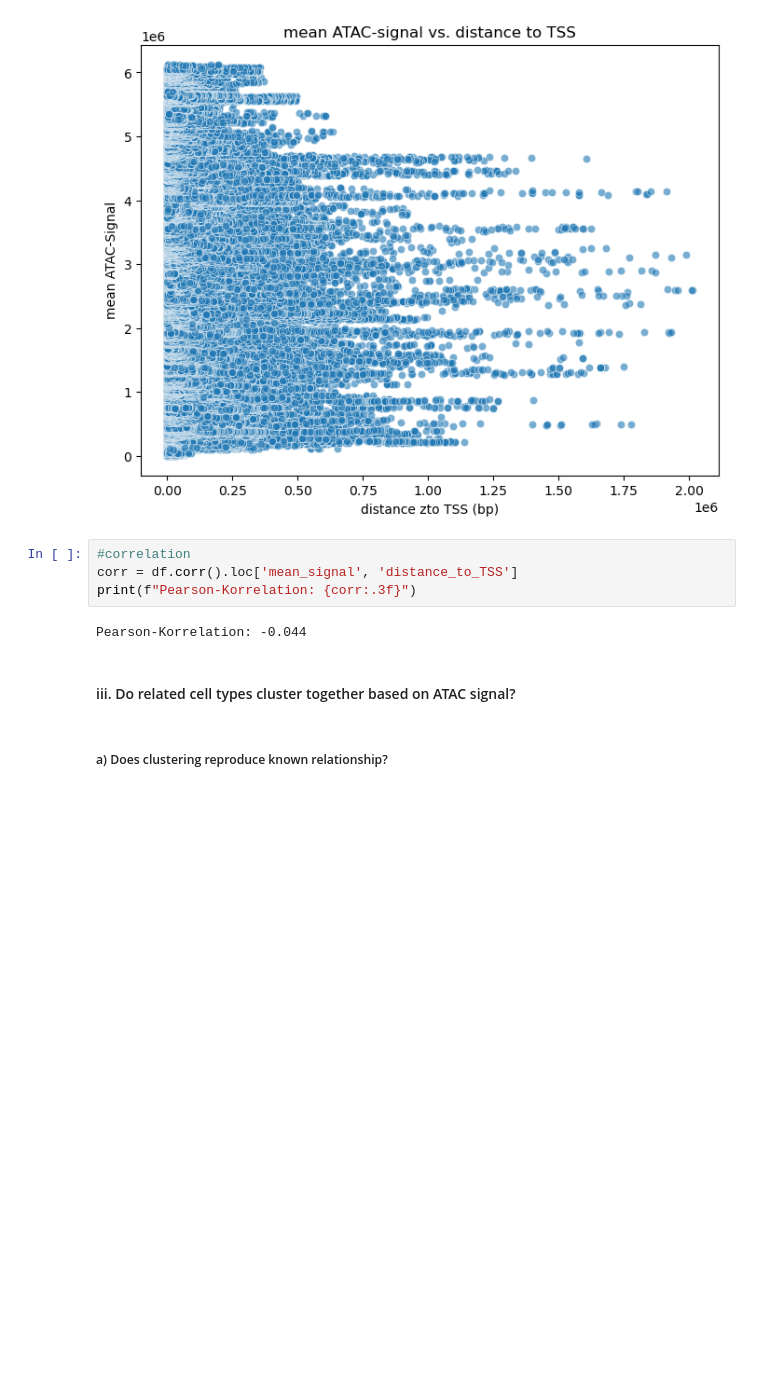
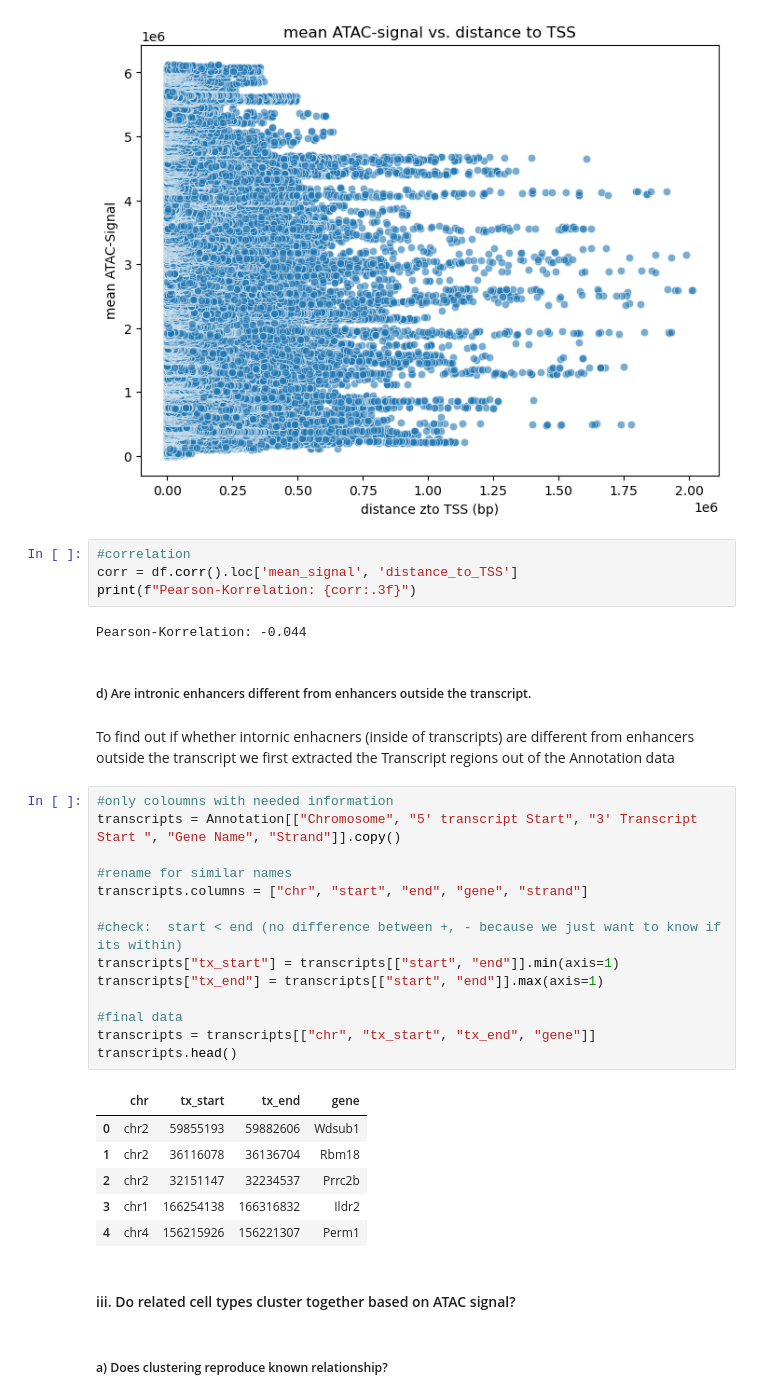
Before and after one commit to Topic2-Gene-Regulation-Immune-Cells/B-cells-Team1, a Jupyter notebook: ATAC_seq.ipynb, the cells around one changed output. Saved outputs shown, nothing was run; the diff lists cells and outputs as text; blank space fills up the shorter version.

Commit message:
started 1 ii d

```diff
--- a/ATAC_seq.ipynb
+++ b/ATAC_seq.ipynb
@@ -997,6 +997,31 @@ corr = df.corr().loc['mean_signal', 'distance_to_TSS']
 print(f"Pearson-Korrelation: {corr:.3f}")
 # %% [output]
 Pearson-Korrelation: -0.044
+# %% [markdown]
+##### d) Are intronic enhancers different from enhancers outside the transcript.
+# %% [markdown]
+To find out if whether intornic enhacners (inside of transcripts) are different from enhancers outside the transcript we first extracted the Transcript regions out of the Annotation data
+# %%
+#only coloumns with needed information
+transcripts = Annotation[["Chromosome", "5' transcript Start", "3' Transcript Start ", "Gene Name", "Strand"]].copy()
+
+#rename for similar names
+transcripts.columns = ["chr", "start", "end", "gene", "strand"]
+
+#check:  start < end (no difference between +, - because we just want to know if its within)
+transcripts["tx_start"] = transcripts[["start", "end"]].min(axis=1)
+transcripts["tx_end"] = transcripts[["start", "end"]].max(axis=1)
+
+#final data
+transcripts = transcripts[["chr", "tx_start", "tx_end", "gene"]]
+transcripts.head()
+# %% [output]
+|  | chr | tx_start | tx_end | gene |
+| 0 | chr2 | 59855193 | 59882606 | Wdsub1 |
+| 1 | chr2 | 36116078 | 36136704 | Rbm18 |
+| 2 | chr2 | 32151147 | 32234537 | Prrc2b |
+| 3 | chr1 | 166254138 | 166316832 | Ildr2 |
+| 4 | chr4 | 156215926 | 156221307 | Perm1 |
 # %% [markdown]
 #### iii. Do related cell types cluster together based on ATAC signal?
 # %% [markdown]
```
